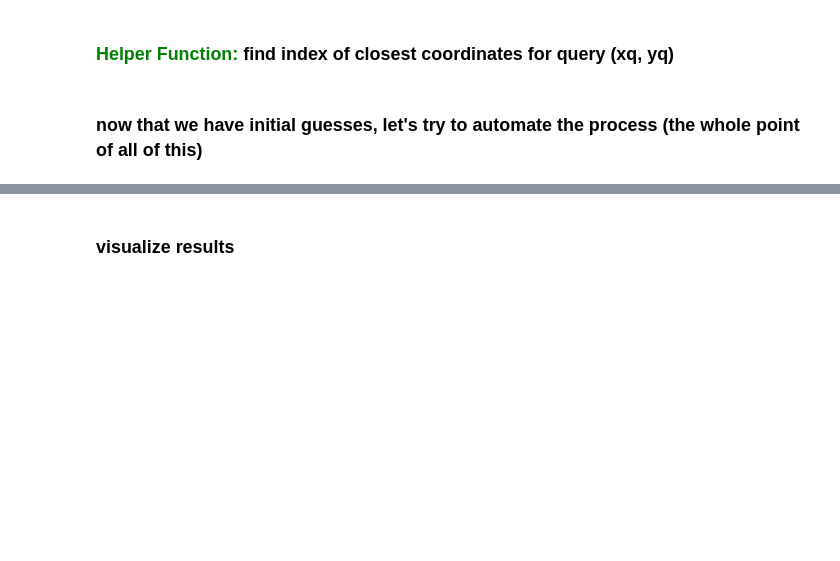
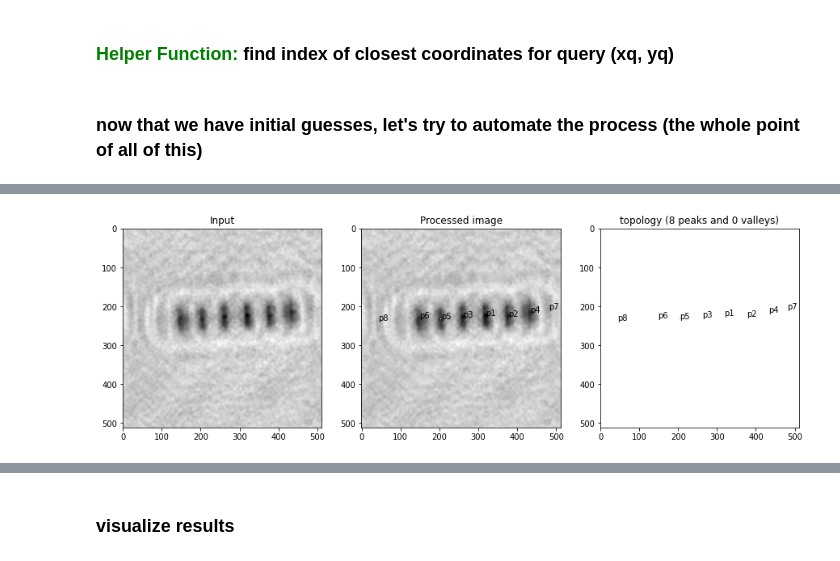
Before and after one commit to jabacousnac/Particle-Tracking, a Jupyter notebook: rs_automated.ipynb, the cells around one changed output, grey strips where cells are left out. Drawn from its saved outputs; the diff is of its cells as text; code cells hidden in the pictures; blank space fills up the shorter version.

```diff
--- a/rs_automated.ipynb
+++ b/rs_automated.ipynb
@@ -302,7 +280,7 @@ values_to_be_interpolated = []
 # %% [markdown]
 ### now that we have initial guesses, let's try to automate the process (the whole point of all of this)
 # %%
-framenum = 10
+framenum = 140
 
 n = 6 #number of monomers
 current_x_list = []
@@ -317,10 +295,12 @@ fg_cropped = fg[ymin:ymin+512, xmin: xmin+512]
 
 for i in range(6):
 
+    print("LOOKING AT PARTICLE #{}".format(i))
+
     #get initial x,y guesses in units of pixels on a 512x512 grid. convert z later
-    x0 = save_data[framenum-10][i][0]/0.048
-    y0 = save_data[framenum-10][i][1]/0.048
-    z0 = save_data[framenum-10][i][2]
+    x0 = save_data[framenum-20][i][0]/0.048
+    y0 = save_data[framenum-20][i][1]/0.048
+    z0 = save_data[framenum-20][i][2]
 
     #z is the range for rs. It is in pixels. Find the appropriate z index corresponding to the guess z0
     z = last_z_list[i]
@@ -330,41 +310,45 @@ for i in range(6):
 
     #the gradient of intensity is maximized near but not at the focus. There is a relationship between
         #where the focus is and where the gradient is maximized.
-    z_index = round((z_max_grad + 7.566)/0.978)
+    z_index = round((z_max_grad + 25.4)/1.05)
+    print('max gradient at: {},'.format(z_max_grad), 'corresponding z index at: {}'.format(z_index))
 
-    #now select the frame that corresponds to our guess for z from last frame
-    b = bz[:,:,round(z_index)]
-    #peakfinding:
-    thresh = 25
-    win = 2
-    fp = findpeaks(method='topology', scale=True, denoise='fastnl', window=win, togray=True, limit = thresh)
-    results = fp.fit(b)
-    #fp.plot()
-    k = len(results['persistence'].x)
-    while k<n+2: #get more than just n features in case there are more prominent outliers
-        thresh -= 5 #keep loosening threshold until we detect n+2 features
+    #completely changed this bit. delta is the difference between y_guess and y_fit, x_guess and x_fit. If the difference is too large
+        #then run the algorithm again for a different z_guess by increasing z_guess (since it is possible that it is stuck at a prior value)
+    delta = 40
+    while delta > 15:
+        print("delta is...{}".format(delta))
+        #now select the frame that corresponds to our guess for z from last frame
+        b = bz[:,:,round(z_index)]
+        #peakfinding:
+        thresh = 40
+        win = 2
         fp = findpeaks(method='topology', scale=True, denoise='fastnl', window=win, togray=True, limit = thresh)
         results = fp.fit(b)
+        fp.plot()
         k = len(results['persistence'].x)
-    x_fit = results['persistence'].x
-    y_fit = results['persistence'].y
+        while k<n: #get more than just n features in case there are more prominent outliers
+            thresh -= 10 #keep loosening threshold until we detect n features
+            fp = findpeaks(method='topology', scale=True, denoise='fastnl', window=win, togray=True, limit = thresh)
+            results = fp.fit(b)
+            k = len(results['persistence'].x)
+        x_fit = results['persistence'].x
+        y_fit = results['persistence'].y
 
-    #choose features that are closest to our guess
-    index = get_closest_coords(x0, y0, x_fit, y_fit)
-    x = x_fit[index]
-    y = y_fit[index]
-    print('x guess:', x0, 'x fit:', x, 'y_guess:', y0, 'y_fit:', y)
+        #choose features that are closest to our guess
+        index = get_closest_coords(x0, y0, x_fit, y_fit)
+        x = x_fit[index]
+        y = y_fit[index]
+
+        delta = abs(y0-y)+abs(x0-x)
+        z_index+=10 #move closer and closer to zero
+
+    print('x guess:', x0, 'x fit:', x, 'y_guess:', y0, 'y_fit:', 'delta:', delta)
 
     #we have a guess for z0. Run rayleigh sommerfeld for a smaller range of z, centered around this guess
     z = np.linspace(zmin, zmax, 400) / mpp #in px
     rs = rayleighsommerfeld(fg_cropped, z, magnification=mpp, nozphase=True)
     bz = np.abs(rs).astype(float)
-
-    if abs(y0-y) > 20: #if difference is too much, then just go back to guess
-        print('reverting to y guess -- will need to interpolate, later')
-        x = int(x0)
-        y = int(y0)
-        values_to_be_interpolated.append((framenum, i)) #later on we will handle all these values and interpolate
 
     #time to find z
     #since we have exact x and y values, look at intensity list at that location across different z's
@@ -373,17 +357,18 @@ for i in range(6):
     dy = diff(intensity_list)/dx
     dy = dy[:len(dy)-40] #in case there is singularly large value at z=0
     #choose z value for which gradient of intensity dI/dz is maximized, ignoring points close to 0.
-    best_so_far = 0
-    for count, ele in enumerate(dy):
-        if ele > best_so_far:
-            best_so_far = ele
-            max_count = count
-    zf = z[max_count] #zf is negative
-
+    sorted_dy = dy.copy()
+    sorted_dy = dy.copy()
+    sorted_dy.sort()
+    max_val = sorted_dy[-1]
+    L = [i for i in range(len(dy)) if dy[i]==max_val]
+    zf = z[L[0]]
 
     #save and check if z needs to be interpolated for later
     current_x_list.append(x*0.048)
     current_y_list.append(y*0.048)
+
+    print(abs(z0),abs(zf))
 
     if abs(z0)-abs(zf) > 20:
         zf = -abs(z0)
@@ -415,0 +394 @@ x guess: 199.0 x fit: 200 y_guess: 225.0 y_fit: 229
+[figure, added]
```
Also changed, not shown: parts of 11 cells of this notebook.
